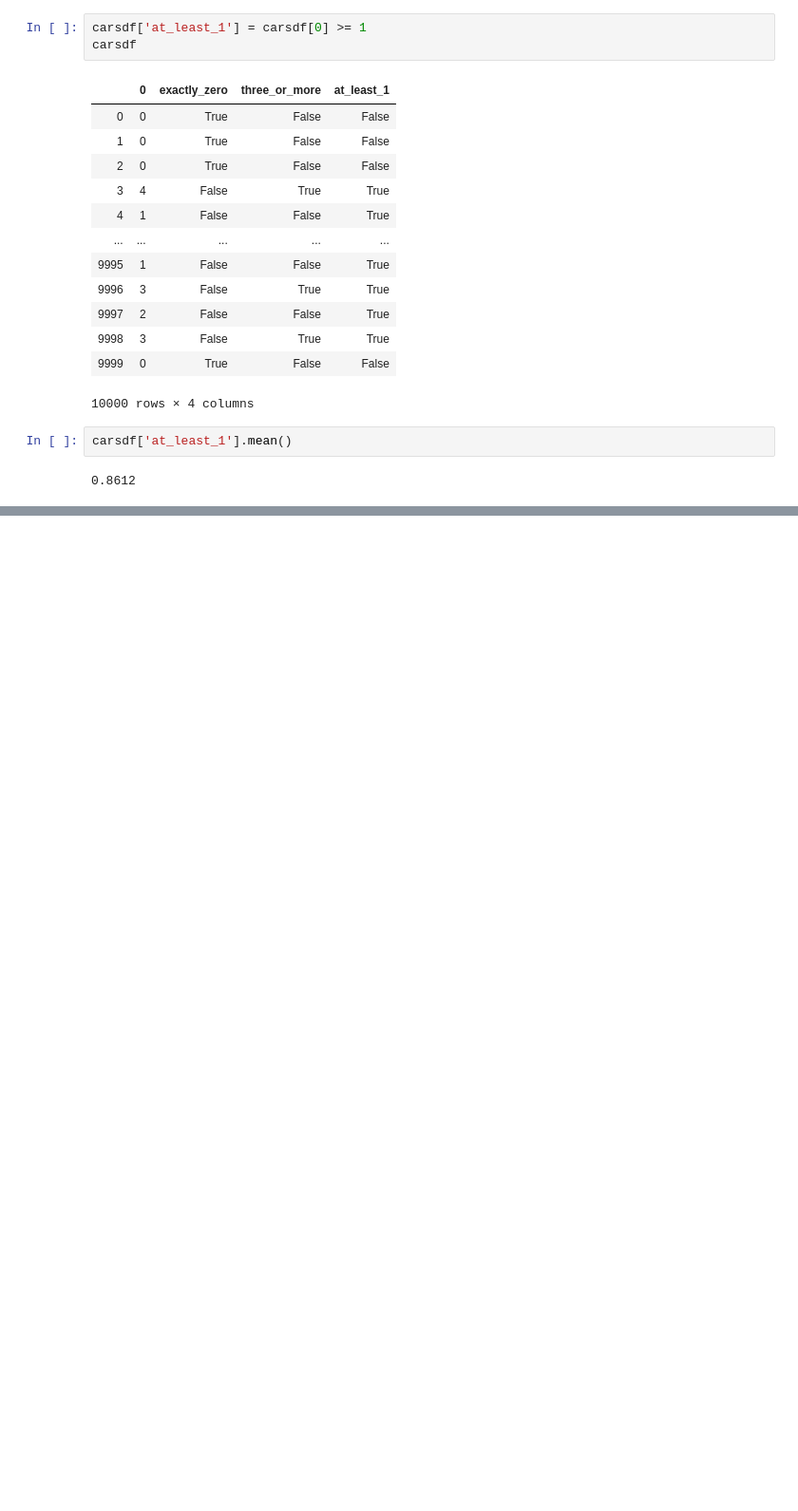
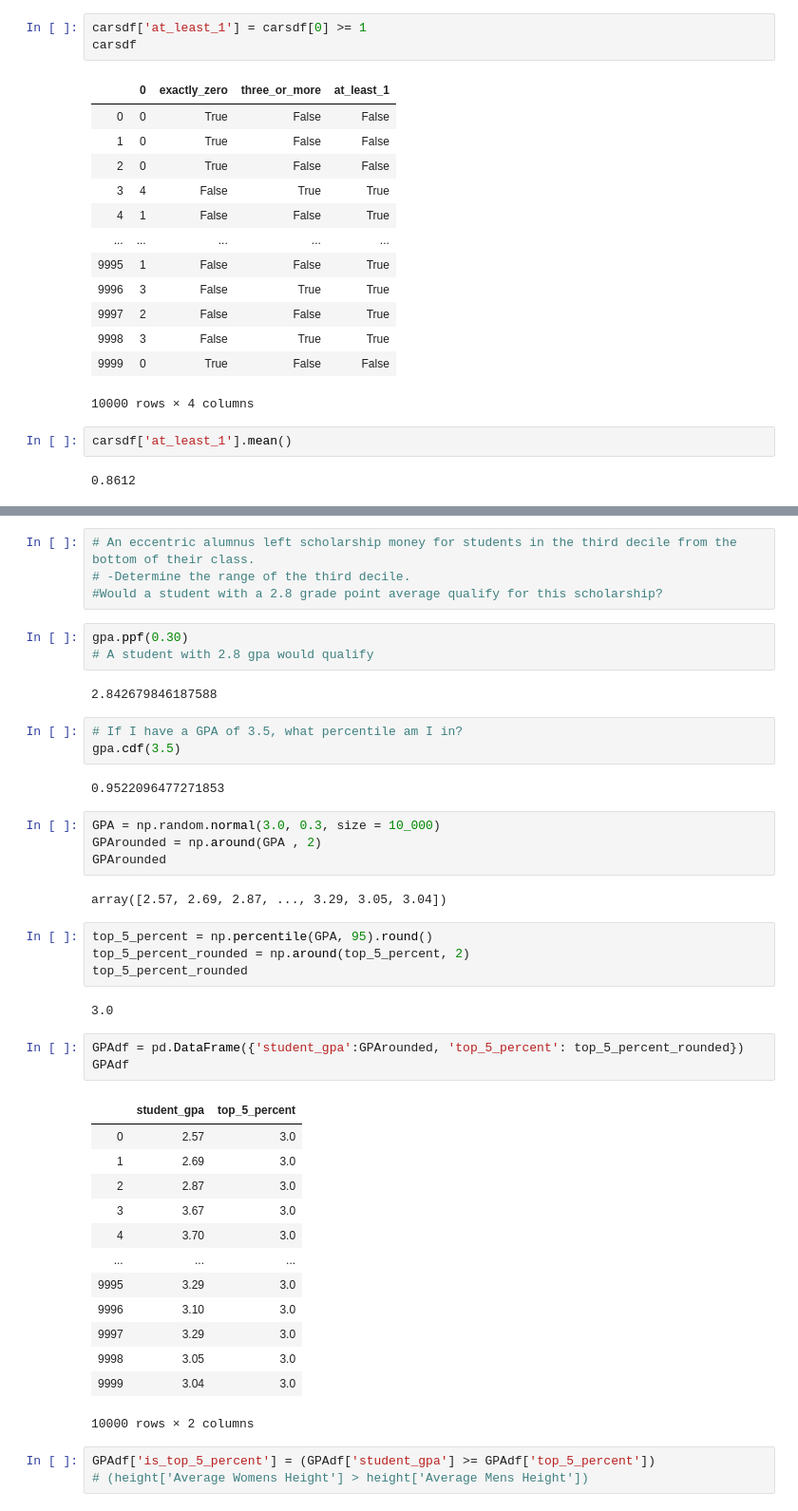
Before and after one commit to JadaShipp/statistics-exerrcises, a Jupyter notebook: probability_distributions.ipynb, the cells around one changed output, grey strips where cells are left out. Shown at 95% size. Saved outputs shown, nothing was run; the diff lists cells and outputs as text; blank space fills up the shorter version.

```diff
--- a/probability_distributions.ipynb
+++ b/probability_distributions.ipynb
@@ -109,0 +150,46 @@ carsdf['at_least_1'].mean()
+# %%
+# An eccentric alumnus left scholarship money for students in the third decile from the bottom of their class.
+# -Determine the range of the third decile.
+#Would a student with a 2.8 grade point average qualify for this scholarship?
+# %%
+gpa.ppf(0.30)
+# A student with 2.8 gpa would qualify
+# %% [output]
+2.842679846187588
+# %%
+# If I have a GPA of 3.5, what percentile am I in?
+gpa.cdf(3.5)
+# %% [output]
+0.9522096477271853
+# %%
+GPA = np.random.normal(3.0, 0.3, size = 10_000)
+GPArounded = np.around(GPA , 2)
+GPArounded
+# %% [output]
+array([2.57, 2.69, 2.87, ..., 3.29, 3.05, 3.04])
+# %%
+top_5_percent = np.percentile(GPA, 95).round()
+top_5_percent_rounded = np.around(top_5_percent, 2)
+top_5_percent_rounded
+# %% [output]
+3.0
+# %%
+GPAdf = pd.DataFrame({'student_gpa':GPArounded, 'top_5_percent': top_5_percent_rounded})
+GPAdf
+# %% [output]
+|  | student_gpa | top_5_percent |
+| 0 | 2.57 | 3.0 |
+| 1 | 2.69 | 3.0 |
+| 2 | 2.87 | 3.0 |
+| 3 | 3.67 | 3.0 |
+| 4 | 3.70 | 3.0 |
+| ... | ... | ... |
+| 9995 | 3.29 | 3.0 |
+| 9996 | 3.10 | 3.0 |
+| 9997 | 3.29 | 3.0 |
+| 9998 | 3.05 | 3.0 |
+| 9999 | 3.04 | 3.0 |
+10000 rows × 2 columns
+# %%
+GPAdf['is_top_5_percent'] = (GPAdf['student_gpa'] >= GPAdf['top_5_percent'])
+# (height['Average Womens Height'] > height['Average Mens Height'])
```
Also changed, not shown: parts of 7 cells of this notebook, 1 other file.
